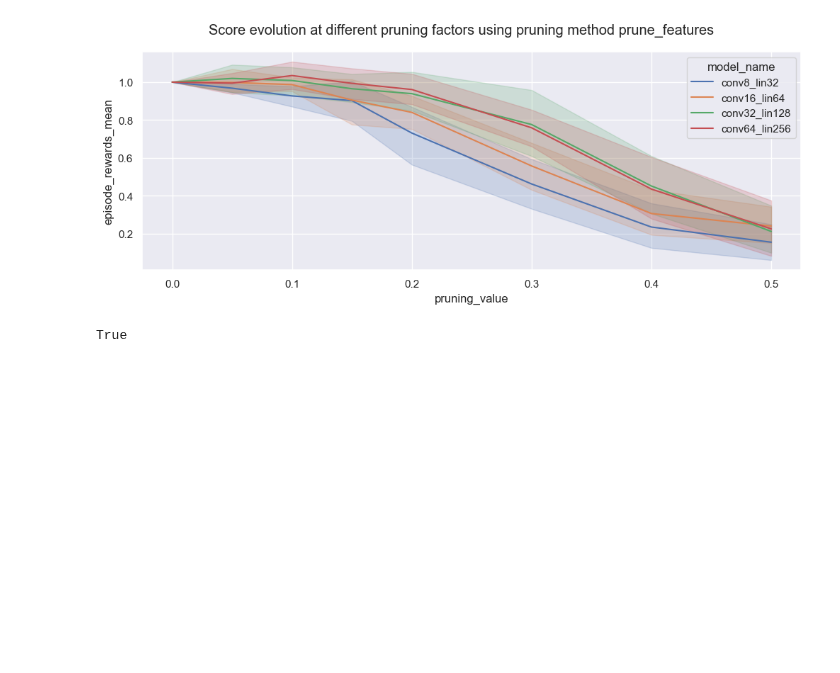
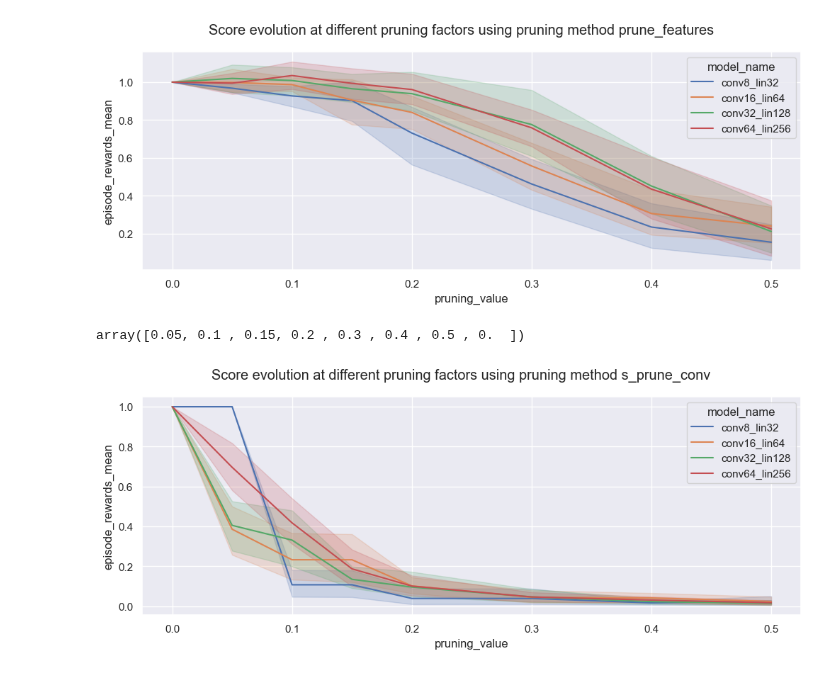
Before and after one commit to mariusdgm/minatar_work, a Jupyter notebook: notebooks/miscellanous.ipynb, the cells around one changed output. Cells and saved outputs as stored; diff of their text form; code cells hidden in the pictures; blank space fills up the shorter version.

```diff
--- a/notebooks/miscellanous.ipynb
+++ b/notebooks/miscellanous.ipynb
@@ -810,7 +907,24 @@ fig.suptitle(f"Score evolution at different pruning factors using pruning method
 plt.show()
 # %% [output]
 [figure]
-# %%
-"ab4" > "ab23"
-# %% [output]
-True
+# %%
+df["pruning_value"].unique()
+# %% [output]
+array([0.05, 0.1 , 0.15, 0.2 , 0.3 , 0.4 , 0.5 , 0.  ])
+# %%
+pr_method = "s_prune_conv"
+meth_4_df = sub_df[sub_df["pruning_method"]==pr_method]
+
+experiment_order = ['conv8_lin32', 'conv16_lin64', 'conv32_lin128', 'conv64_lin256']
+
+fig, ax = plt.subplots(figsize=(12, 4))
+
+sns.lineplot(meth_4_df, x="pruning_value", y="episode_rewards_mean", hue='model_name', hue_order = experiment_order, ax = ax)
+
+fig.suptitle(f"Score evolution at different pruning factors using pruning method {pr_method}")
+
+
+# Show the plot
+plt.show()
+# %% [output]
+[figure, added]
```
Also changed, not shown: parts of 18 cells of this notebook, 4 other files.
